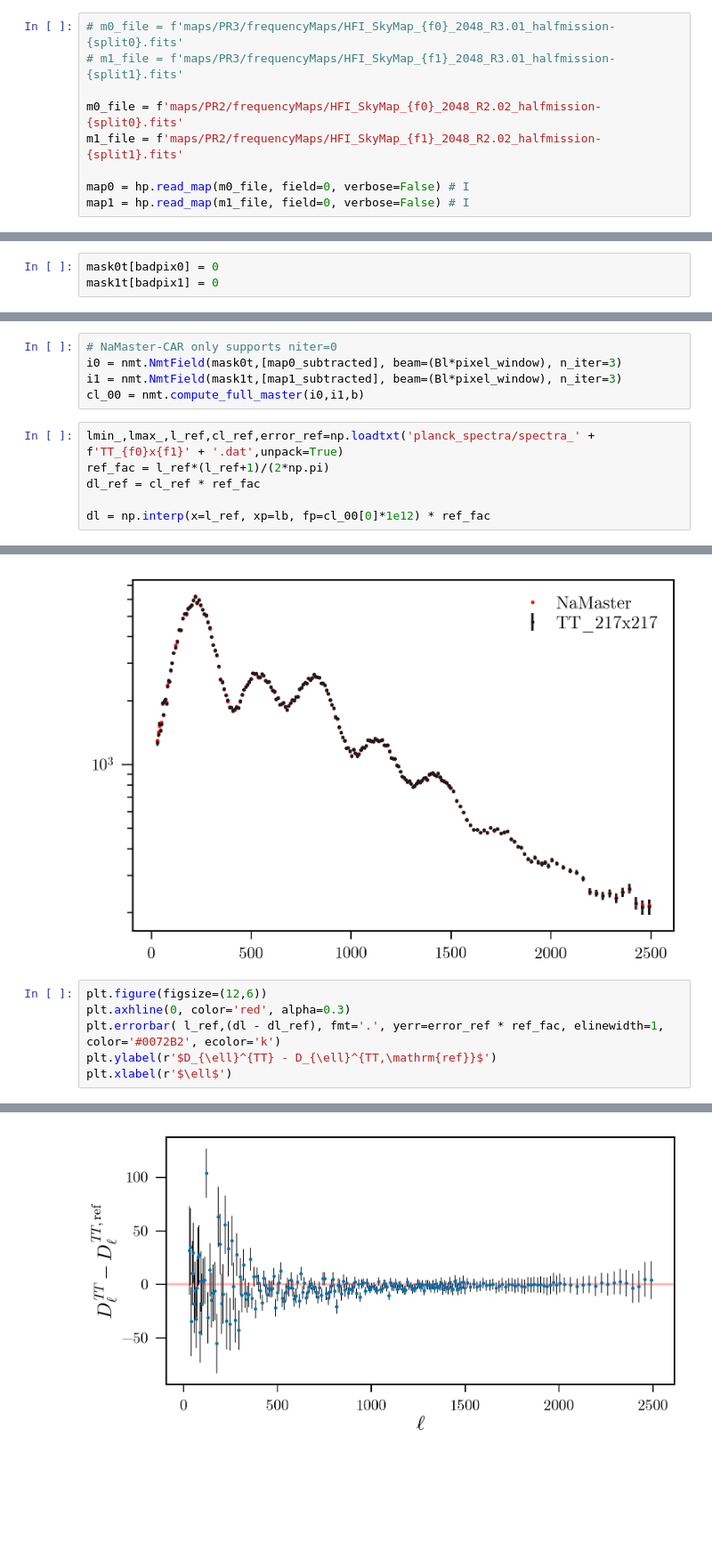
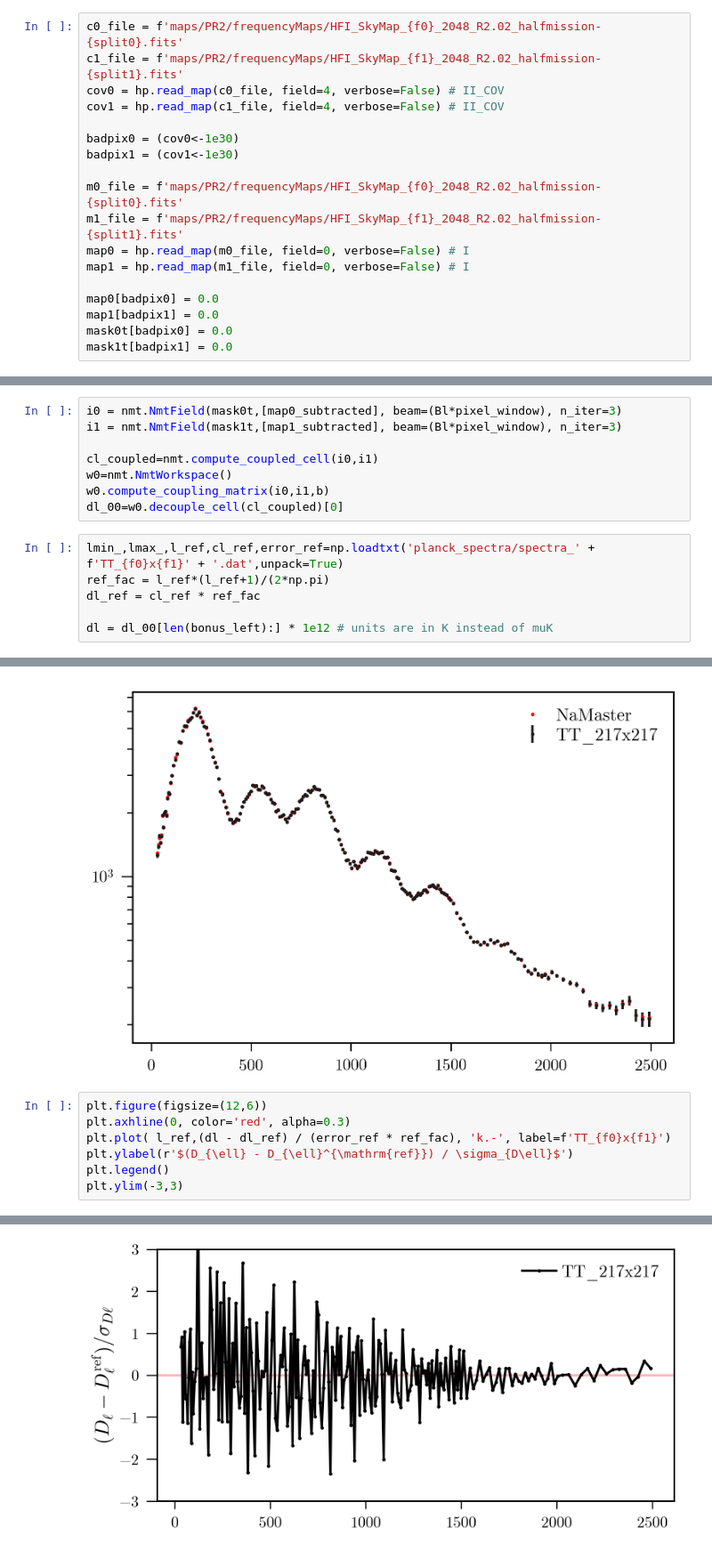
Before and after one commit to xzackli/PSpipe, a Jupyter notebook: project/Planck/Example 1. Cross Spectra.ipynb, the cells around one changed output, grey strips where cells are left out. Shown: that part at 89% size. Drawn from its saved outputs; the diff is of its cells as text; blank space fills up the shorter version.

```diff
--- a/project/Planck/Example 1. Cross Spectra.ipynb
+++ b/project/Planck/Example 1. Cross Spectra.ipynb
@@ -71,9 +70,18 @@ hp.mollview(mask0t, hold=True, title='T mask')
 # %%
-# m0_file = f'maps/PR3/frequencyMaps/HFI_SkyMap_{f0}_2048_R3.01_halfmission-{split0}.fits'
-# m1_file = f'maps/PR3/frequencyMaps/HFI_SkyMap_{f1}_2048_R3.01_halfmission-{split1}.fits'
+c0_file = f'maps/PR2/frequencyMaps/HFI_SkyMap_{f0}_2048_R2.02_halfmission-{split0}.fits'
+c1_file = f'maps/PR2/frequencyMaps/HFI_SkyMap_{f1}_2048_R2.02_halfmission-{split1}.fits'
+cov0 = hp.read_map(c0_file, field=4, verbose=False) # II_COV
+cov1 = hp.read_map(c1_file, field=4, verbose=False) # II_COV
+
+badpix0 = (cov0<-1e30)
+badpix1 = (cov1<-1e30)
 
 m0_file = f'maps/PR2/frequencyMaps/HFI_SkyMap_{f0}_2048_R2.02_halfmission-{split0}.fits'
 m1_file = f'maps/PR2/frequencyMaps/HFI_SkyMap_{f1}_2048_R2.02_halfmission-{split1}.fits'
-
 map0 = hp.read_map(m0_file, field=0, verbose=False) # I
 map1 = hp.read_map(m1_file, field=0, verbose=False) # I
+
+map0[badpix0] = 0.0
+map1[badpix1] = 0.0
+mask0t[badpix0] = 0.0
+mask1t[badpix1] = 0.0
@@ -86,6 +88,3 @@ map1[badpix1] = 0.0
-# %%
-mask0t[badpix0] = 0
-mask1t[badpix1] = 0
 # %%
 def subtract_mono_di(map_in, mask_in):
     map_masked = hp.ma(map_in)
@@ -119,14 +118,17 @@ pixel_window = np.load('pixwin2048.npy')
 # %%
-# NaMaster-CAR only supports niter=0
 i0 = nmt.NmtField(mask0t,[map0_subtracted], beam=(Bl*pixel_window), n_iter=3)
 i1 = nmt.NmtField(mask1t,[map1_subtracted], beam=(Bl*pixel_window), n_iter=3)
-cl_00 = nmt.compute_full_master(i0,i1,b)
+
+cl_coupled=nmt.compute_coupled_cell(i0,i1)
+w0=nmt.NmtWorkspace()
+w0.compute_coupling_matrix(i0,i1,b)
+dl_00=w0.decouple_cell(cl_coupled)[0]
 # %%
 lmin_,lmax_,l_ref,cl_ref,error_ref=np.loadtxt('planck_spectra/spectra_' + f'TT_{f0}x{f1}' + '.dat',unpack=True)
 ref_fac = l_ref*(l_ref+1)/(2*np.pi)
 dl_ref = cl_ref * ref_fac
 
-dl = np.interp(x=l_ref, xp=lb, fp=cl_00[0]*1e12) * ref_fac
+dl = dl_00[len(bonus_left):] * 1e12 # units are in K instead of muK
 # %%
 plt.figure(figsize=(12,8))
 plt.errorbar(l_ref,dl_ref,error_ref*ref_fac,fmt='.',label='%s'%f'TT_{f0}x{f1}')
@@ -139,7 +141,8 @@ plt.yscale('log')
 # %%
 plt.figure(figsize=(12,6))
 plt.axhline(0, color='red', alpha=0.3)
-plt.errorbar( l_ref,(dl - dl_ref), fmt='.', yerr=error_ref * ref_fac, elinewidth=1, color='#0072B2', ecolor='k')
-plt.ylabel(r'$D_{\ell}^{TT} - D_{\ell}^{TT,\mathrm{ref}}$')
-plt.xlabel(r'$\ell$')
+plt.plot( l_ref,(dl - dl_ref) / (error_ref * ref_fac), 'k.-', label=f'TT_{f0}x{f1}')
+plt.ylabel(r'$(D_{\ell} - D_{\ell}^{\mathrm{ref}}) / \sigma_{D\ell}$')
+plt.legend()
+plt.ylim(-3,3)
 # %% [output]
@@ -147,2 +150,2 @@ Text(0.5, 0, '$\\ell$')
-[figure, old version]
+[figure, new version]
 # %%
```
Also changed, not shown: parts of 17 cells of this notebook.
